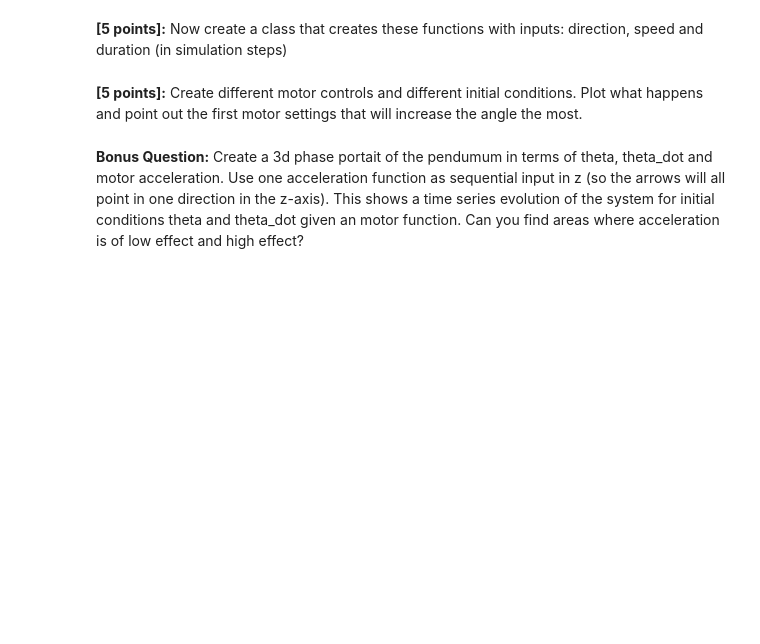
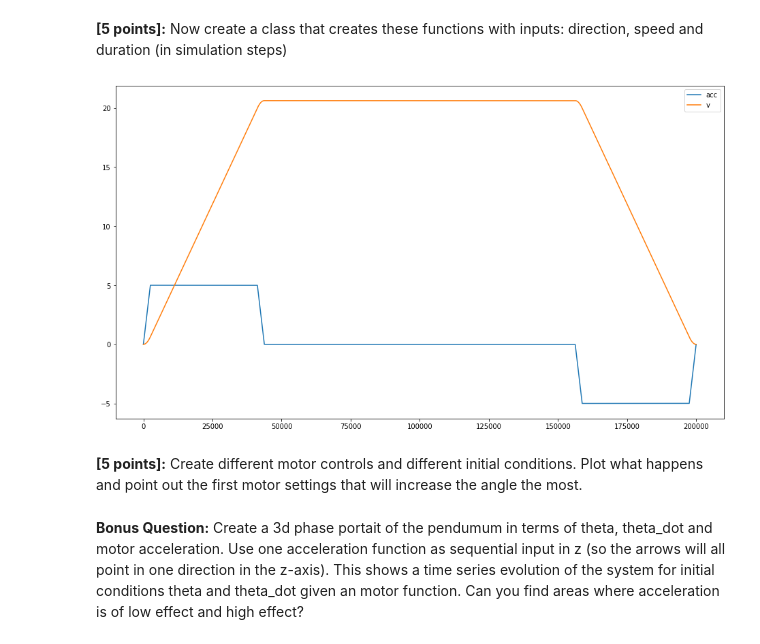
Before and after one commit to mitsyprada/Pendulum-project, a Jupyter notebook: Smart_Systems_Lab_1_zulkad.ipynb, the cells around one changed output. Cells and saved outputs as stored; diff of their text form; code cells hidden in the pictures; blank space fills up the shorter version.

Commit message:
Added Motor_Acc
Added the motor acceleration class, included a simulation parameter dt at the beginning of the notebook.

```diff
--- a/Smart_Systems_Lab_1_zulkad.ipynb
+++ b/Smart_Systems_Lab_1_zulkad.ipynb
@@ -18,6 +18,8 @@ Also you will need to think about stagegies to recenter the pendulum pivot point
 import math
 import numpy as np
 import matplotlib.pyplot as plt
+# Define the simulation step
+dt = 0.00001
 # %% [markdown]
 Watch: https://www.youtube.com/watch?v=p_di4Zn4wz4
 There will be parts of the video that you could use as a guidance in this lab.
@@ -53,7 +55,7 @@ def state(THETA_0, THETA_DOT_0, t):
     theta_dot_list = []
     theta = THETA_0
     theta_dot = THETA_DOT_0
-    delta_t = 0.00001 #choose a delta in time to compute
+    delta_t = dt #choose a delta in time to compute
     for time in np.arange(0,t,delta_t):
         theta_double_dot = get_theta_double_dot(theta, theta_dot)
         theta_dot += theta_double_dot * delta_t
@@ -242,3 +332,22 @@ class Motor_Acc: # direction, speed, duration
+# %%
+# test the class
+motor = Motor_Acc(direction = 1, speed = 20, duration = 2, dt = dt)
+v = 0
+v_list = []
+a_list = []
+for i in range(int(2/dt)):
+    a = motor.tik()
+    v = v + a * dt
+    v_list.append(v)
+    a_list.append(a)
+# plot
+fig, ax = plt.subplots(figsize=(16,9))
+ax.plot(np.array(a_list)/10, label='acc')
+ax.plot(v_list, label='v')
+ax.legend()
+plt.show()
+# %% [output]
+[figure, added]
 # %%
 # Now we can add the motor in the simulation
 direction = 1
```
Also changed, not shown: parts of 4 cells of this notebook.
